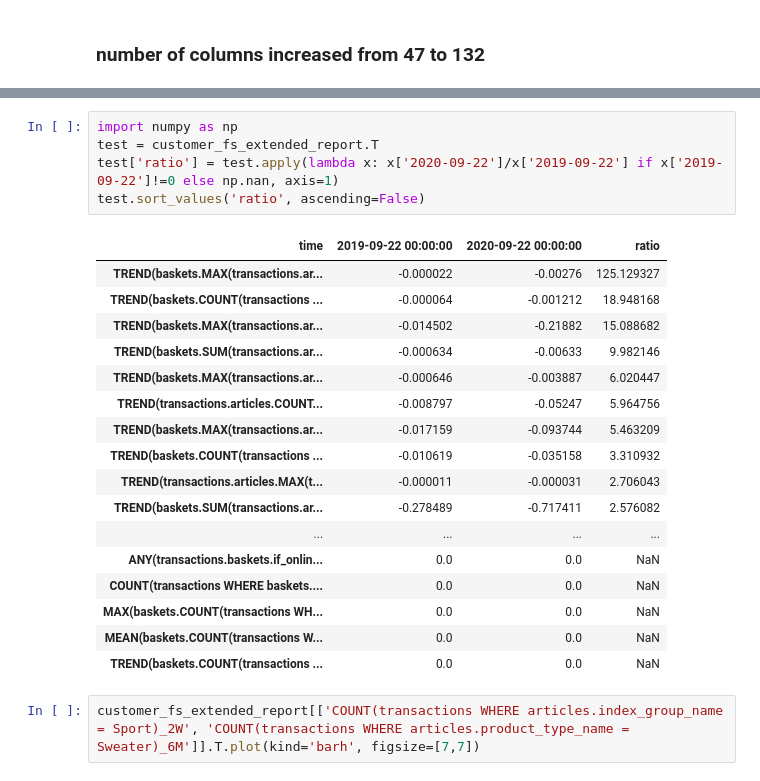
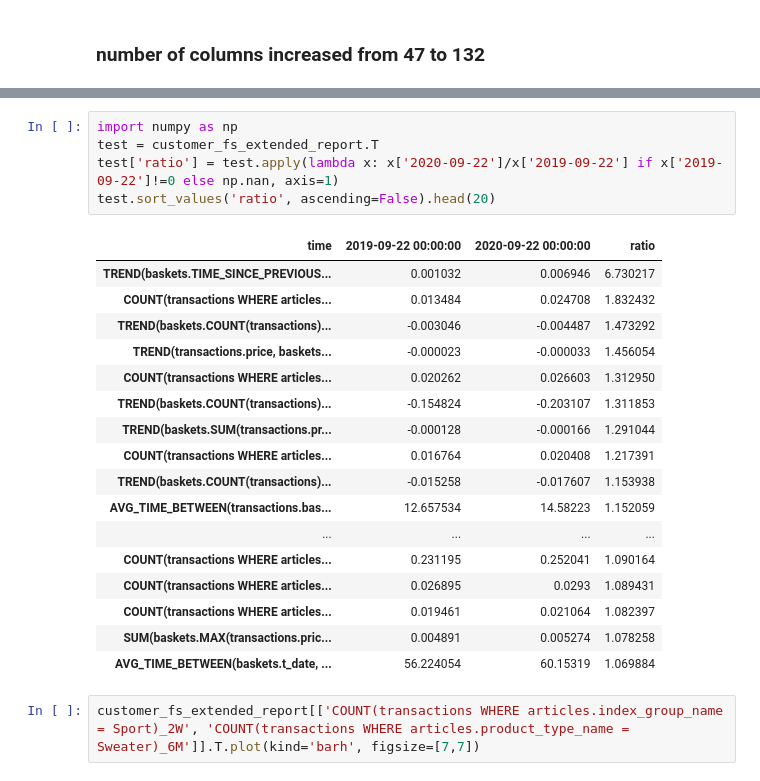
Before and after one commit to adrian-dembek/kaggle-hm-kedro, a Jupyter notebook: kedro/notebooks/solution_feature_store_check.ipynb, the cells around one changed output, grey strips where cells are left out. Saved outputs shown, nothing was run; the diff lists cells and outputs as text.

```diff
--- a/kedro/notebooks/solution_feature_store_check.ipynb
+++ b/kedro/notebooks/solution_feature_store_check.ipynb
@@ -92,26 +92,26 @@ customer_fs_extended_report
 # %%
 import numpy as np
 test = customer_fs_extended_report.T
 test['ratio'] = test.apply(lambda x: x['2020-09-22']/x['2019-09-22'] if x['2019-09-22']!=0 else np.nan, axis=1)
-test.sort_values('ratio', ascending=False)
+test.sort_values('ratio', ascending=False).head(20)
 # %% [output]
 | time | 2019-09-22 00:00:00 | 2020-09-22 00:00:00 | ratio |
-| TREND(baskets.MAX(transactions.ar... | -0.000022 | -0.00276 | 125.129327 |
-| TREND(baskets.COUNT(transactions ... | -0.000064 | -0.001212 | 18.948168 |
-| TREND(baskets.MAX(transactions.ar... | -0.014502 | -0.21882 | 15.088682 |
-| TREND(baskets.SUM(transactions.ar... | -0.000634 | -0.00633 | 9.982146 |
-| TREND(baskets.MAX(transactions.ar... | -0.000646 | -0.003887 | 6.020447 |
-| TREND(transactions.articles.COUNT... | -0.008797 | -0.05247 | 5.964756 |
-| TREND(baskets.MAX(transactions.ar... | -0.017159 | -0.093744 | 5.463209 |
-| TREND(baskets.COUNT(transactions ... | -0.010619 | -0.035158 | 3.310932 |
-| TREND(transactions.articles.MAX(t... | -0.000011 | -0.000031 | 2.706043 |
-| TREND(baskets.SUM(transactions.ar... | -0.278489 | -0.717411 | 2.576082 |
+| TREND(baskets.TIME_SINCE_PREVIOUS... | 0.001032 | 0.006946 | 6.730217 |
+| COUNT(transactions WHERE articles... | 0.013484 | 0.024708 | 1.832432 |
+| TREND(baskets.COUNT(transactions)... | -0.003046 | -0.004487 | 1.473292 |
+| TREND(transactions.price, baskets... | -0.000023 | -0.000033 | 1.456054 |
+| COUNT(transactions WHERE articles... | 0.020262 | 0.026603 | 1.312950 |
+| TREND(baskets.COUNT(transactions)... | -0.154824 | -0.203107 | 1.311853 |
+| TREND(baskets.SUM(transactions.pr... | -0.000128 | -0.000166 | 1.291044 |
+| COUNT(transactions WHERE articles... | 0.016764 | 0.020408 | 1.217391 |
+| TREND(baskets.COUNT(transactions)... | -0.015258 | -0.017607 | 1.153938 |
+| AVG_TIME_BETWEEN(transactions.bas... | 12.657534 | 14.58223 | 1.152059 |
 | ... | ... | ... | ... |
-| ANY(transactions.baskets.if_onlin... | 0.0 | 0.0 | NaN |
-| COUNT(transactions WHERE baskets.... | 0.0 | 0.0 | NaN |
-| MAX(baskets.COUNT(transactions WH... | 0.0 | 0.0 | NaN |
-| MEAN(baskets.COUNT(transactions W... | 0.0 | 0.0 | NaN |
-| TREND(baskets.COUNT(transactions ... | 0.0 | 0.0 | NaN |
+| COUNT(transactions WHERE articles... | 0.231195 | 0.252041 | 1.090164 |
+| COUNT(transactions WHERE articles... | 0.026895 | 0.0293 | 1.089431 |
+| COUNT(transactions WHERE articles... | 0.019461 | 0.021064 | 1.082397 |
+| SUM(baskets.MAX(transactions.pric... | 0.004891 | 0.005274 | 1.078258 |
+| AVG_TIME_BETWEEN(baskets.t_date, ... | 56.224054 | 60.15319 | 1.069884 |
 # %%
 customer_fs_extended_report[['COUNT(transactions WHERE articles.index_group_name = Sport)_2W', 'COUNT(transactions WHERE articles.product_type_name = Sweater)_6M']].T.plot(kind='barh', figsize=[7,7])
 # %% [output]
```
Also changed, not shown: parts of 4 cells of this notebook.
